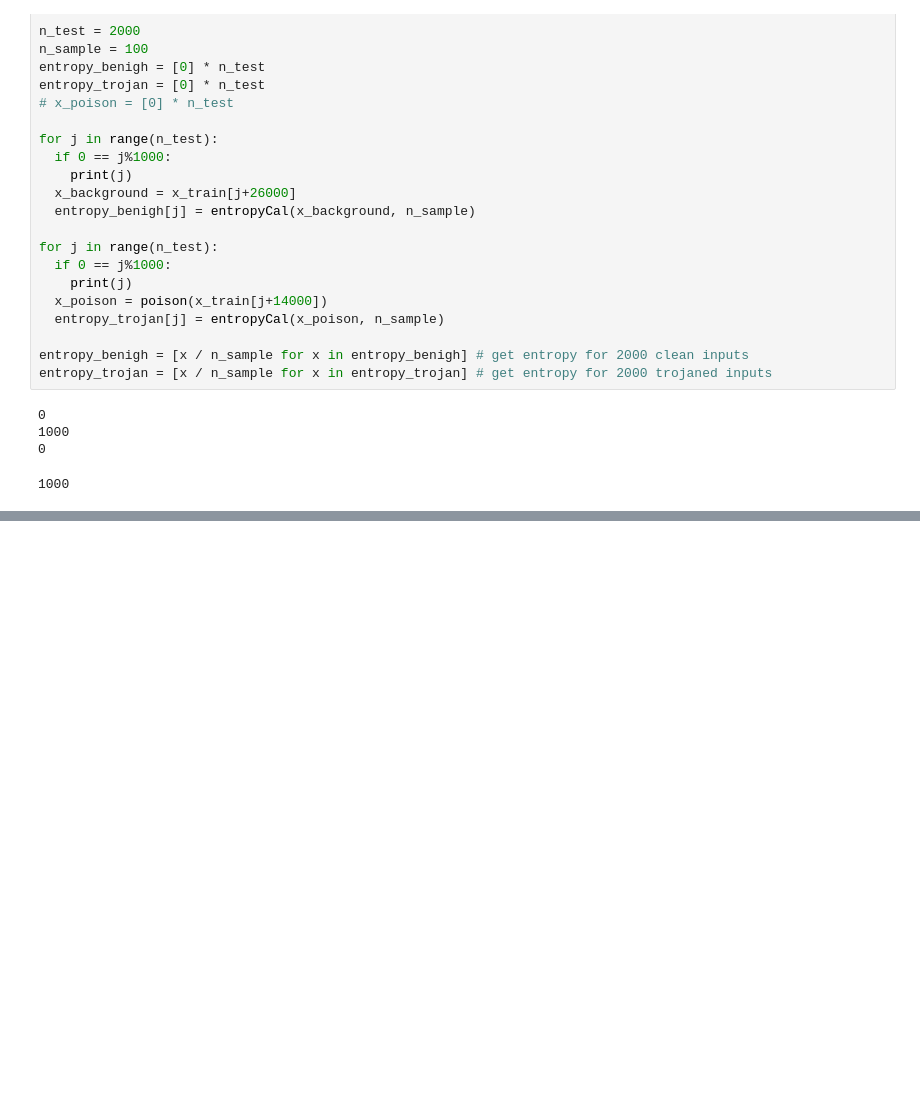
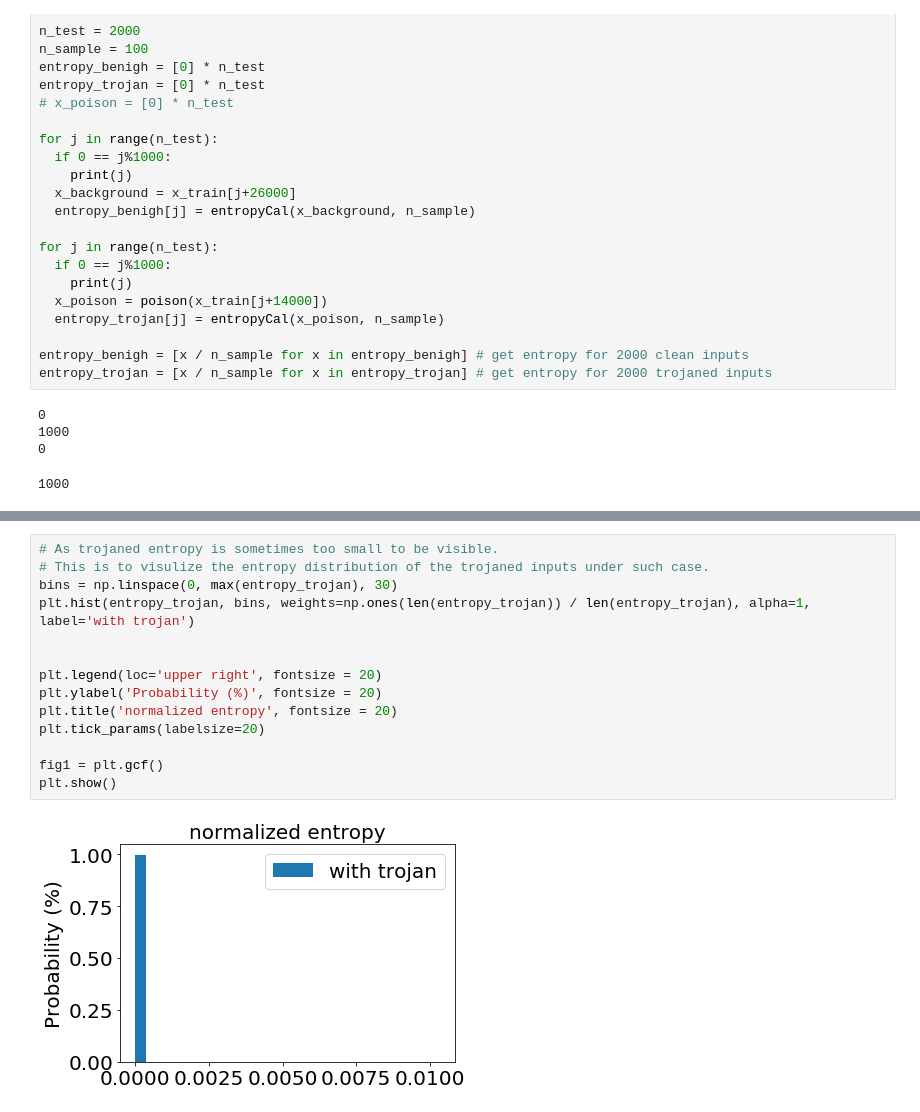
Before and after one commit to garrisongys/STRIP, a Jupyter notebook: STRIP_CIFAR10DeepArchit_Tb.ipynb, the cells around one changed output, grey strips where cells are left out. Saved outputs shown, nothing was run; the diff lists cells and outputs as text; blank space fills up the shorter version.

```diff
--- a/STRIP_CIFAR10DeepArchit_Tb.ipynb
+++ b/STRIP_CIFAR10DeepArchit_Tb.ipynb
@@ -297,3 +293,19 @@ fig1.savefig('EntropyDist.pdf')# save the fig as pdf file
+# %%
+# As trojaned entropy is sometimes too small to be visible.
+# This is to visulize the entropy distribution of the trojaned inputs under such case.
+bins = np.linspace(0, max(entropy_trojan), 30)
+plt.hist(entropy_trojan, bins, weights=np.ones(len(entropy_trojan)) / len(entropy_trojan), alpha=1, label='with trojan')
+
+
+plt.legend(loc='upper right', fontsize = 20)
+plt.ylabel('Probability (%)', fontsize = 20)
+plt.title('normalized entropy', fontsize = 20)
+plt.tick_params(labelsize=20)
+
+fig1 = plt.gcf()
+plt.show()
+# %% [output]
+[figure, added]
 # %%
 import scipy
 import scipy.stats
```
Also changed, not shown: parts of 11 cells of this notebook.
